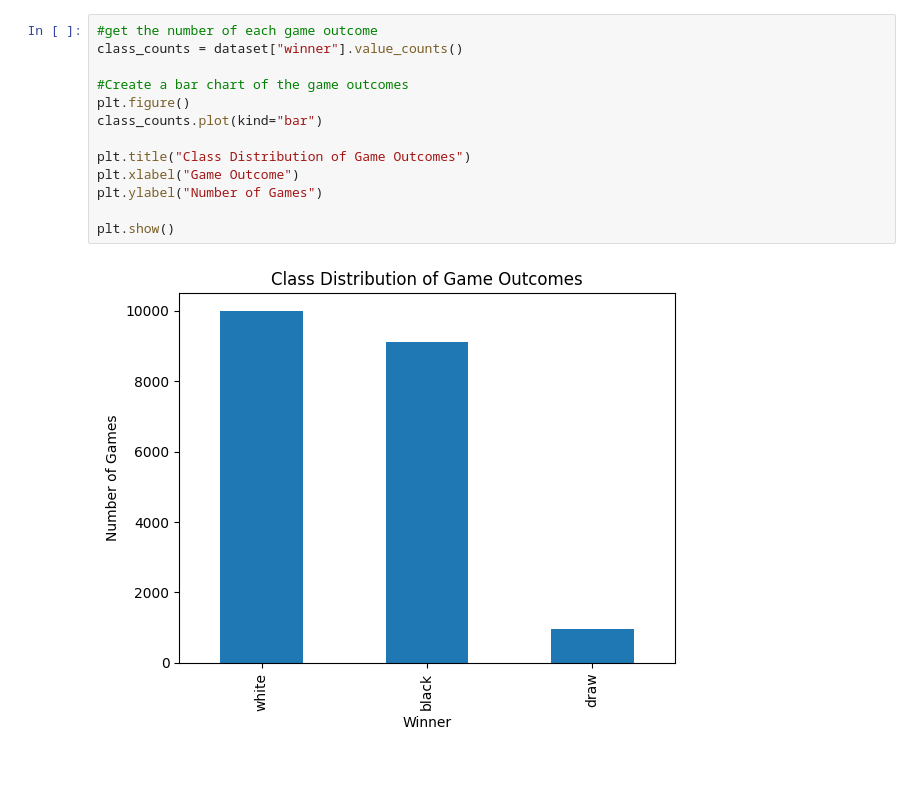
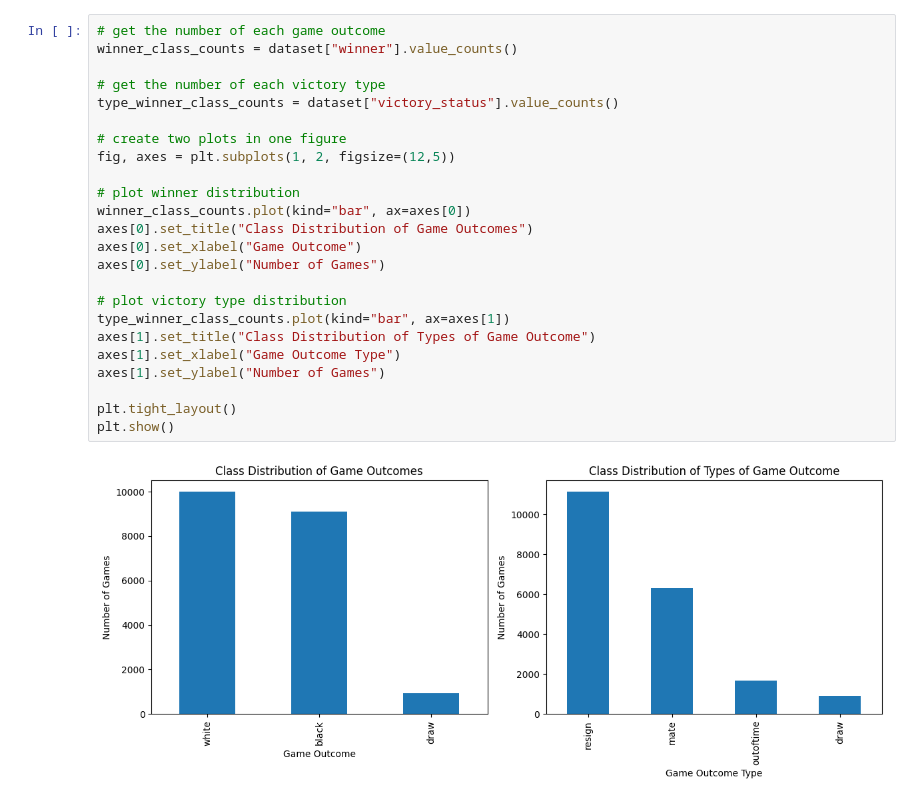
Before and after one commit to BrennanPS/484Team5, a Jupyter notebook: main.ipynb, the cells around one changed output. Drawn from its saved outputs; the diff is of its cells as text; blank space fills up the shorter version.

Commit message:
Added work for project proposal. Extracted Additional features, created plots showing class imbalance, plotted feature heatmap showing feature correlation

```diff
--- a/main.ipynb
+++ b/main.ipynb
@@ -52,17 +88,28 @@ dataset.head()
 # %%
-#get the number of each game outcome
-class_counts = dataset["winner"].value_counts()
+# get the number of each game outcome
+winner_class_counts = dataset["winner"].value_counts()
 
-#Create a bar chart of the game outcomes
-plt.figure()
-class_counts.plot(kind="bar")
+# get the number of each victory type
+type_winner_class_counts = dataset["victory_status"].value_counts()
 
-plt.title("Class Distribution of Game Outcomes")
-plt.xlabel("Game Outcome")
-plt.ylabel("Number of Games")
+# create two plots in one figure
+fig, axes = plt.subplots(1, 2, figsize=(12,5))
 
+# plot winner distribution
+winner_class_counts.plot(kind="bar", ax=axes[0])
+axes[0].set_title("Class Distribution of Game Outcomes")
+axes[0].set_xlabel("Game Outcome")
+axes[0].set_ylabel("Number of Games")
+
+# plot victory type distribution
+type_winner_class_counts.plot(kind="bar", ax=axes[1])
+axes[1].set_title("Class Distribution of Types of Game Outcome")
+axes[1].set_xlabel("Game Outcome Type")
+axes[1].set_ylabel("Number of Games")
+
+plt.tight_layout()
 plt.show()
 # %% [output]
-[figure, old version]
+[figure, new version]
 # %%
 #use only the numeric features
```
Also changed, not shown: parts of 5 cells of this notebook.
